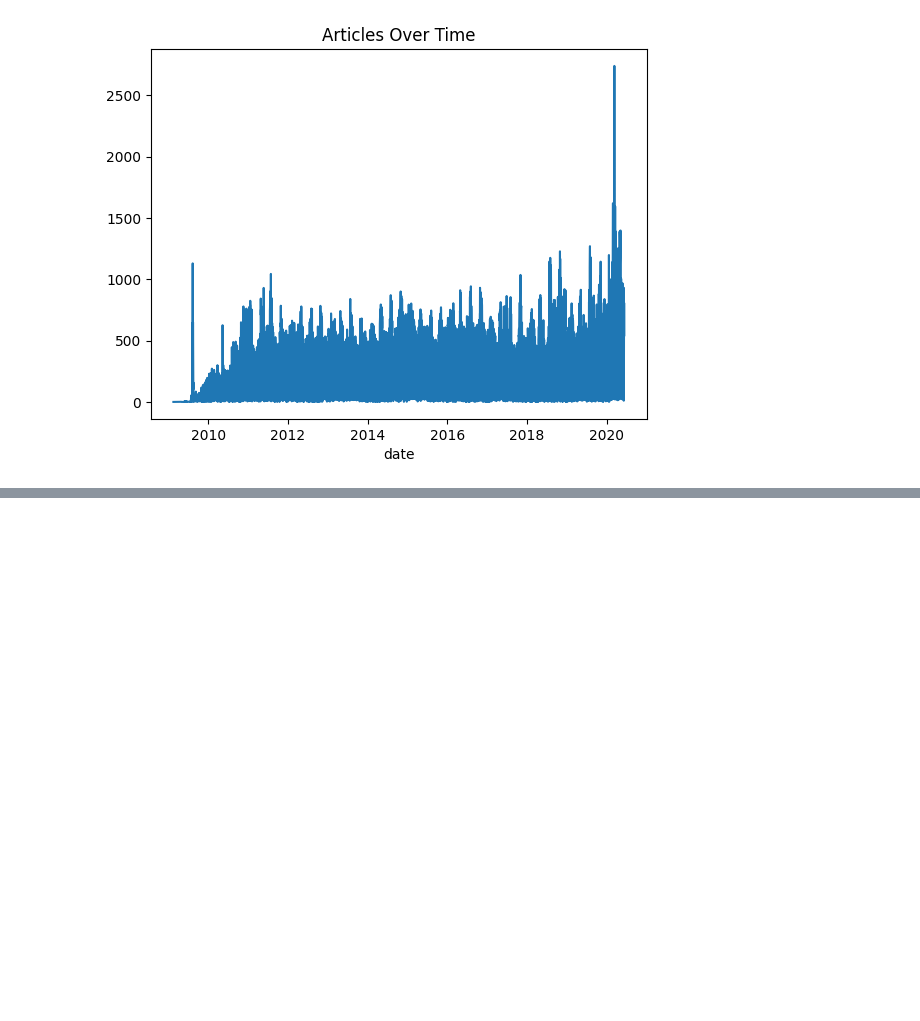
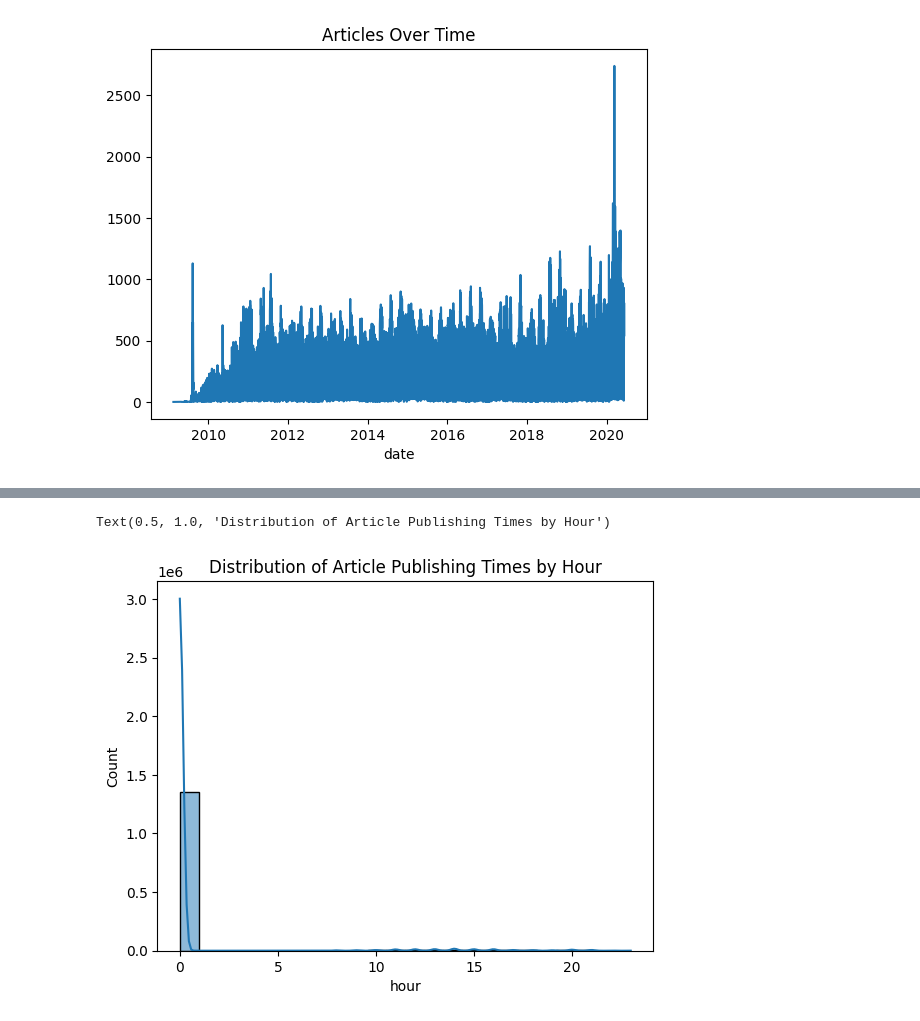
Before and after one commit to doyamd/predicting-price-moves-with-news-sentiment, a Jupyter notebook: notebooks/eda_news_analysis.ipynb, the cells around one changed output, grey strips where cells are left out. Cells and saved outputs as stored; diff of their text form; code cells hidden in the pictures; blank space fills up the shorter version.

```diff
--- a/notebooks/eda_news_analysis.ipynb
+++ b/notebooks/eda_news_analysis.ipynb
@@ -69,0 +96,34 @@ daily_articles.plot(kind='line', title='Articles Over Time')
+# %%
+#spikes with market events
+# Ensure your date column is datetime
+df['date'] = pd.to_datetime(df['date'])
+
+# Define keyword patterns for each topic
+topic_keywords = {
+    'FDA Approval': r'FDA|approval',
+    'Price Target': r'price target|pt to|target price',
+    'Earnings Report': r'earnings|EPS|Q[1-4]\sresults|quarter results',
+    'IPO': r'IPO|initial public offering',
+    'Merger': r'merger|acquisition|buyout|acquire',
+    'Dividend': r'dividend|distribution',
+    'Layoffs': r'layoff|job cuts|reduce workforce',
+    'Quarter Results': r'quarter results|Q[1-4] earnings|fiscal',
+    'Buyback': r'buyback|repurchase',
+    'Revenue Growth': r'revenue growth|sales growth|increase in revenue'
+}
+# Dictionary to hold the filtered DataFrames
+topic_dict = {}
+
+# Apply each filter
+for topic, pattern in topic_keywords.items():
+    filtered_df = df[df['headline'].str.contains(pattern, case=False, na=False, regex=True)].copy()
+    topic_dict[topic] = filtered_df
+# Create a combined time series DataFrame
+topic_counts = pd.DataFrame()
+
+for topic, sub_df in topic_dict.items():
+    sub_df['date_only'] = pd.to_datetime(sub_df['date']).dt.date
+    daily_counts = sub_df.groupby('date_only').size().rename(topic)
+    topic_counts = pd.concat([topic_counts, daily_counts], axis=1)
+
+topic_counts = topic_counts.fillna(0)
@@ -69,0 +144,8 @@ daily_articles.plot(kind='line', title='Articles Over Time')
+# %%
+#specific time where news is realeased
+df['hour'] = df['date'].dt.hour
+sns.histplot(df['hour'], bins=24, kde=True)
+plt.title("Distribution of Article Publishing Times by Hour")
+# %% [output]
+Text(0.5, 1.0, 'Distribution of Article Publishing Times by Hour')
+[figure, added]
```
Also changed, not shown: parts of 2 cells of this notebook.
